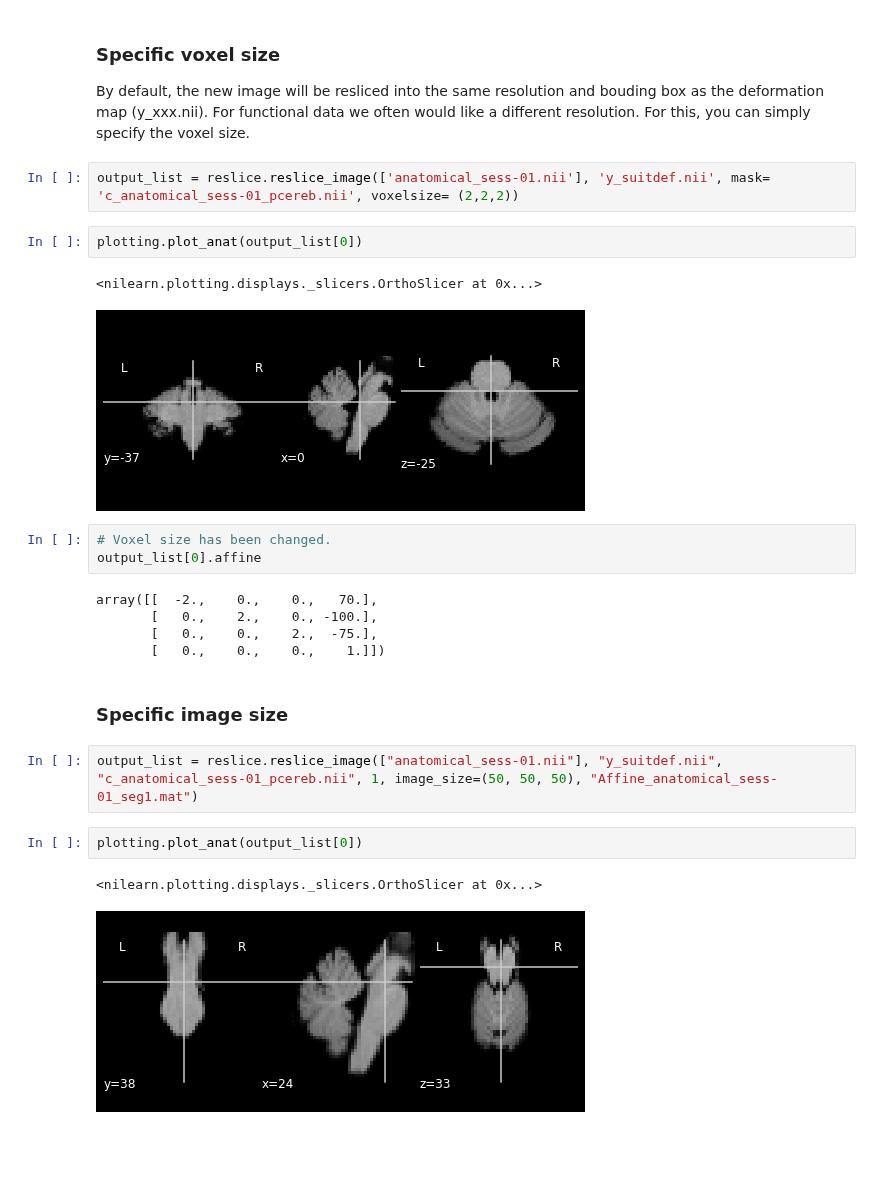
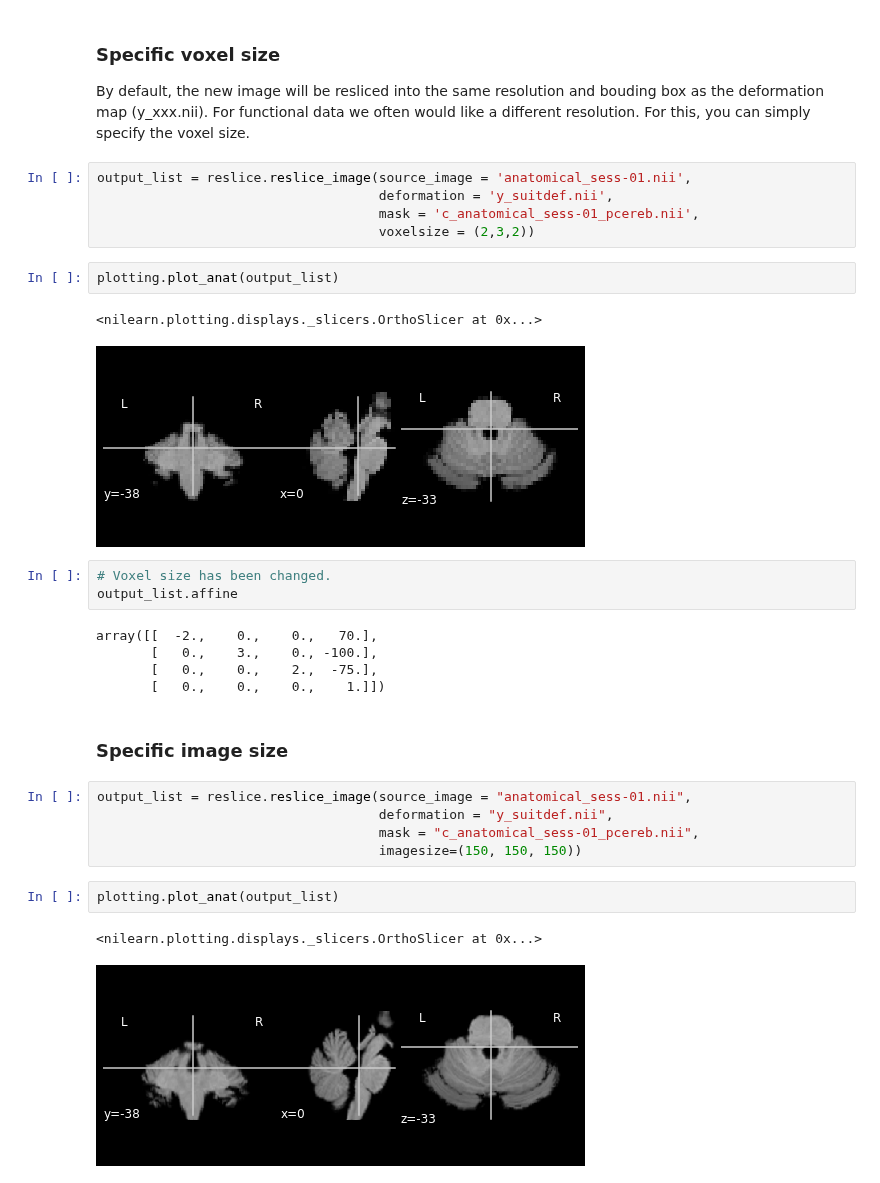
Before and after one commit to DiedrichsenLab/SUITPy, a Jupyter notebook: docs/source/notebooks/reslice_example.ipynb, the cells around one changed output. Cells and saved outputs as stored; diff of their text form; blank space fills up the shorter version.

```diff
--- a/docs/source/notebooks/reslice_example.ipynb
+++ b/docs/source/notebooks/reslice_example.ipynb
@@ -31,28 +37,34 @@ plotting.plot_anat(output_list[0])
 ### Specific voxel size
 By default, the new image will be resliced into the same resolution and bouding box as the deformation map (y_xxx.nii). For functional data we often would like a different resolution. For this, you can simply specify the voxel size.
 # %%
-output_list = reslice.reslice_image(['anatomical_sess-01.nii'], 'y_suitdef.nii', mask= 'c_anatomical_sess-01_pcereb.nii', voxelsize= (2,2,2))
+output_list = reslice.reslice_image(source_image = 'anatomical_sess-01.nii',
+                                    deformation = 'y_suitdef.nii',
+                                    mask = 'c_anatomical_sess-01_pcereb.nii',
+                                    voxelsize = (2,3,2))
 # %%
-plotting.plot_anat(output_list[0])
+plotting.plot_anat(output_list)
 # %% [output]
 <nilearn.plotting.displays._slicers.OrthoSlicer at 0x...>
-[figure, old version]
+[figure, new version]
 # %%
 # Voxel size has been changed.
-output_list[0].affine
+output_list.affine
 # %% [output]
 array([[  -2.,    0.,    0.,   70.],
-       [   0.,    2.,    0., -100.],
+       [   0.,    3.,    0., -100.],
        [   0.,    0.,    2.,  -75.],
        [   0.,    0.,    0.,    1.]])
 # %% [markdown]
 ### Specific image size
 # %%
-output_list = reslice.reslice_image(["anatomical_sess-01.nii"], "y_suitdef.nii", "c_anatomical_sess-01_pcereb.nii", 1, image_size=(50, 50, 50), "Affine_anatomical_sess-01_seg1.mat")
+output_list = reslice.reslice_image(source_image = "anatomical_sess-01.nii",
+                                    deformation = "y_suitdef.nii",
+                                    mask = "c_anatomical_sess-01_pcereb.nii",
+                                    imagesize=(150, 150, 150))
 # %%
-plotting.plot_anat(output_list[0])
+plotting.plot_anat(output_list)
 # %% [output]
 <nilearn.plotting.displays._slicers.OrthoSlicer at 0x...>
-[figure, old version]
+[figure, new version]
 # %%
 # Image shape has been changed
```
Also changed, not shown: parts of 12 cells of this notebook.
